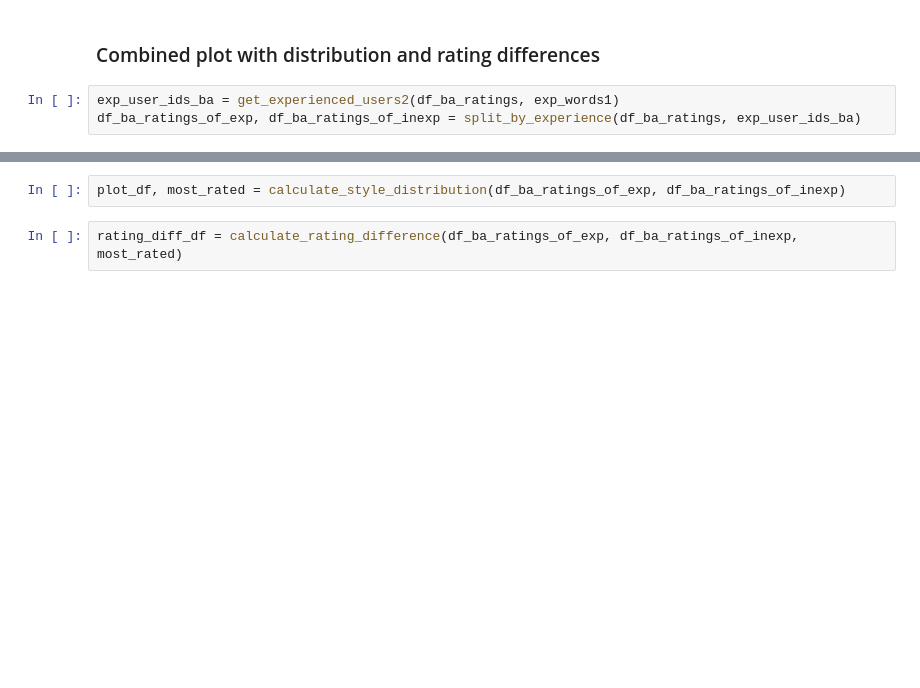
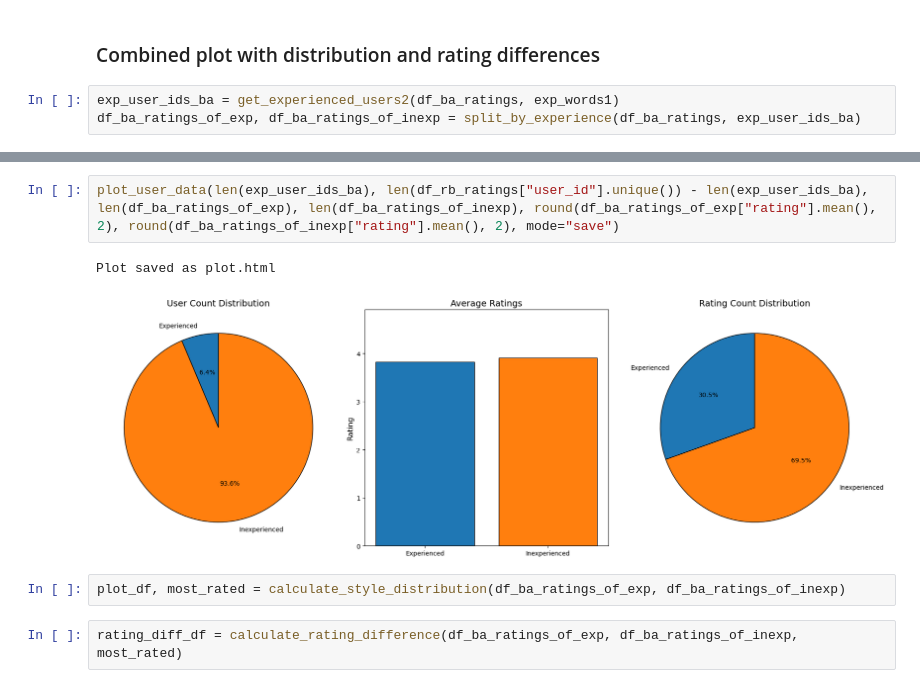
Before and after one commit to davidholzwarth/the-five-data-wranglers, a Jupyter notebook: plots.ipynb, the cells around one changed output, grey strips where cells are left out. Drawn from its saved outputs; the diff is of its cells as text; blank space fills up the shorter version.

```diff
--- a/plots.ipynb
+++ b/plots.ipynb
@@ -45,3 +66,8 @@ df_ba_ratings_of_exp, df_ba_ratings_of_inexp = split_by_experience(df_ba_ratings
+# %%
+plot_user_data(len(exp_user_ids_ba), len(df_rb_ratings["user_id"].unique()) - len(exp_user_ids_ba), len(df_ba_ratings_of_exp), len(df_ba_ratings_of_inexp), round(df_ba_ratings_of_exp["rating"].mean(), 2), round(df_ba_ratings_of_inexp["rating"].mean(), 2), mode="save")
+# %% [output]
+Plot saved as plot.html
+[figure, added]
 # %%
 plot_df, most_rated = calculate_style_distribution(df_ba_ratings_of_exp, df_ba_ratings_of_inexp)
 # %%
```
Also changed, not shown: parts of 2 cells of this notebook, 3 other files.
